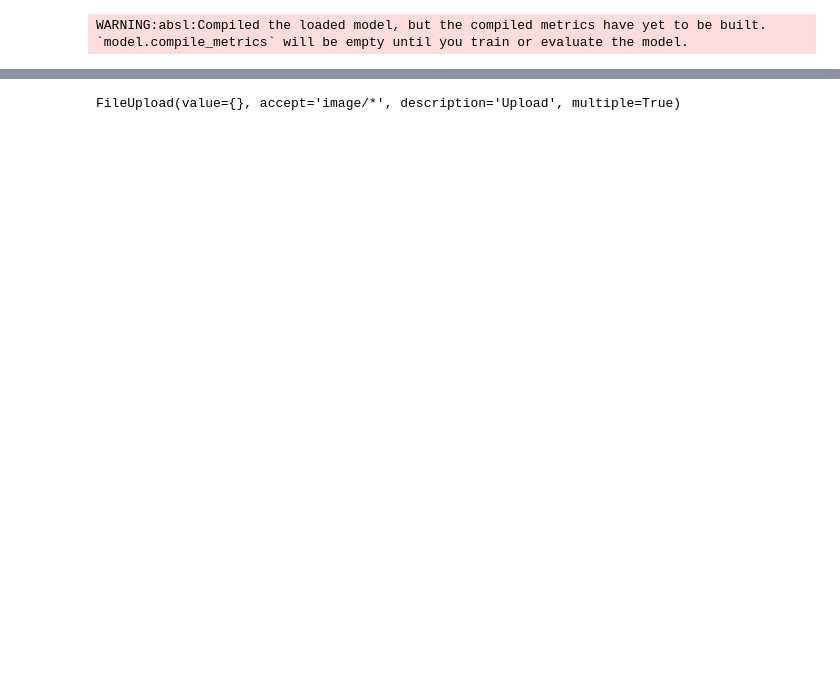
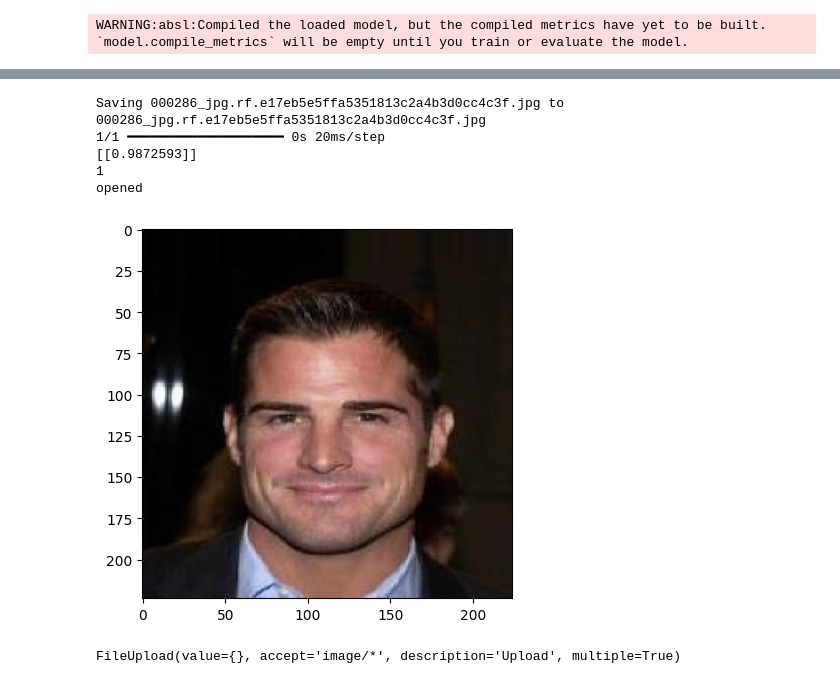
Before and after one commit to liveness-detection-bangkit-team/liveness_ai, a Jupyter notebook: blink_MobilenetV2_ariel1.ipynb, the cells around one changed output, grey strips where cells are left out. Saved outputs shown, nothing was run; the diff lists cells and outputs as text; code cells hidden in the pictures; blank space fills up the shorter version.

```diff
--- a/blink_MobilenetV2_ariel1.ipynb
+++ b/blink_MobilenetV2_ariel1.ipynb
@@ -304,5 +237,5 @@ plot_loss_acc(history)
 # %%
-loaded_model = tf.keras.models.load_model("./MobileNetV2Liveness[2].h5")
+loaded_model = tf.keras.models.load_model("./blink_MobilenetV2_ariel2.h5")
 # %% [output]
 WARNING:absl:Compiled the loaded model, but the compiled metrics have yet to be built. `model.compile_metrics` will be empty until you train or evaluate the model.
 # %%
@@ -349,0 +287,30 @@ opened
+# %%
+
+
+image = tf.keras.preprocessing.image
+
+uploaded = files.upload()
+for fn in uploaded.keys():
+  # predicting images
+  path = fn
+  img = image.load_img(path, target_size=(224,224))
+
+  imgplot = plt.imshow(img)
+  x = image.img_to_array(img)
+  x = np.expand_dims(x, axis=0)
+  #x = tf.keras.applications.mobilenet_v2.preprocess_input(x)
+  images = np.vstack([x])
+  #classes = model.predict(images)
+  classes = loaded_model.predict(images)
+  #print(fn)
+  prediction = 1 if classes[0] >= 0.5 else 0
+  print(classes)
+  print(prediction)
+  #print(classes)
+  if prediction == 0:
+    print('closed')
+  elif prediction == 1:
+    print('opened')
+  else:
+    print('something wrong')
+# %% [output]
@@ -350,3 +318,9 @@ opened
+Saving 000286_jpg.rf.e17eb5e5ffa5351813c2a4b3d0cc4c3f.jpg to 000286_jpg.rf.e17eb5e5ffa5351813c2a4b3d0cc4c3f.jpg
+1/1 ━━━━━━━━━━━━━━━━━━━━ 0s 20ms/step
+[[0.9872593]]
+1
+opened
+[figure, added]
 # %%
 # Create the widget and take care of the display
 from ipywidgets import widgets
```
Also changed, not shown: parts of 18 cells of this notebook.
